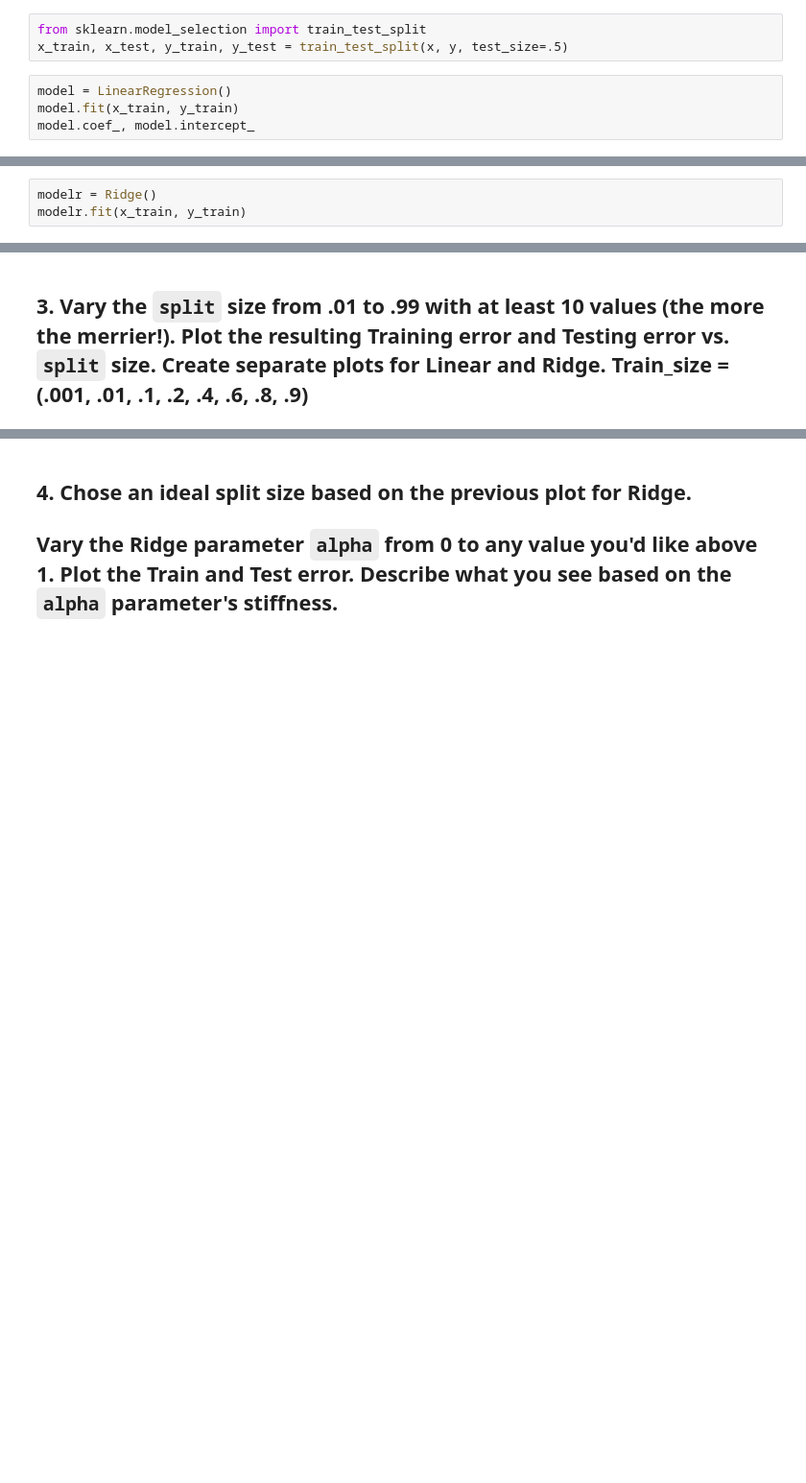
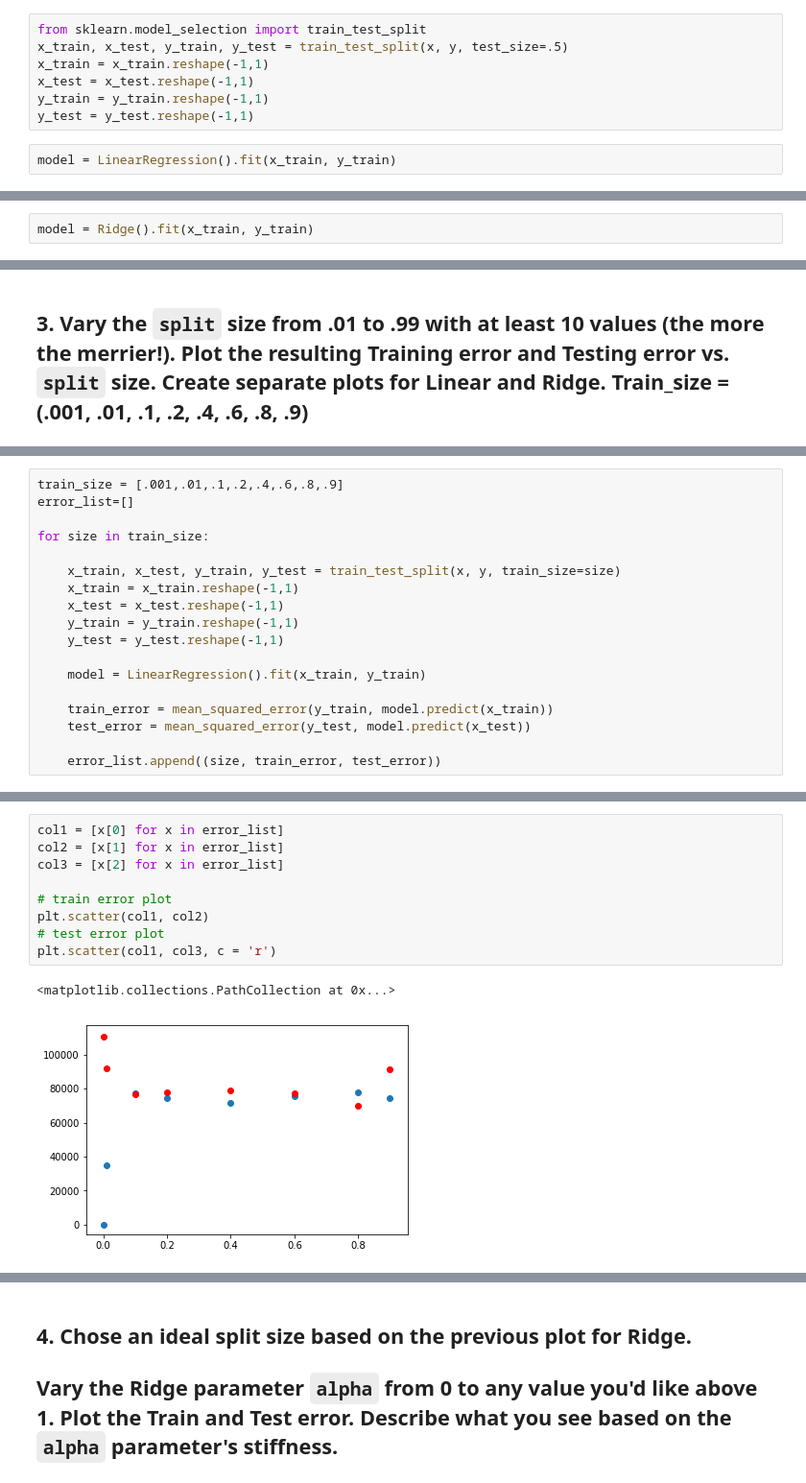
Before and after one commit to philipjslee/mlnn_personal, a Jupyter notebook: assignments/5.ipynb, the cells around one changed output, grey strips where cells are left out. Shown at 96% size. Drawn from its saved outputs; the diff is of its cells as text; blank space fills up the shorter version.

```diff
--- a/assignments/5.ipynb
+++ b/assignments/5.ipynb
@@ -22,7 +25,9 @@ For error, use `mean_squared`, but if you want to experiment with other mean err
 # %%
 from sklearn.model_selection import train_test_split
 x_train, x_test, y_train, y_test = train_test_split(x, y, test_size=.5)
+x_train = x_train.reshape(-1,1)
+x_test = x_test.reshape(-1,1)
+y_train = y_train.reshape(-1,1)
+y_test = y_test.reshape(-1,1)
 # %%
-model = LinearRegression()
-model.fit(x_train, y_train)
-model.coef_, model.intercept_
+model = LinearRegression().fit(x_train, y_train)
@@ -52,5 +46,4 @@ plt.plot(x_test, model.predict(x_test),'y')
 # %%
 from sklearn.linear_model import Ridge
 # %%
-modelr = Ridge()
-modelr.fit(x_train, y_train)
+model = Ridge().fit(x_train, y_train)
@@ -204,0 +60,18 @@ plt.scatter (a,c_r, c = 'r')
+# %%
+train_size = [.001,.01,.1,.2,.4,.6,.8,.9]
+error_list=[]
+
+for size in train_size:
+
+    x_train, x_test, y_train, y_test = train_test_split(x, y, train_size=size)
+    x_train = x_train.reshape(-1,1)
+    x_test = x_test.reshape(-1,1)
+    y_train = y_train.reshape(-1,1)
+    y_test = y_test.reshape(-1,1)
+
+    model = LinearRegression().fit(x_train, y_train)
+
+    train_error = mean_squared_error(y_train, model.predict(x_train))
+    test_error = mean_squared_error(y_test, model.predict(x_test))
+
+    error_list.append((size, train_error, test_error))
@@ -204,0 +89,12 @@ plt.scatter (a,c_r, c = 'r')
+# %%
+col1 = [x[0] for x in error_list]
+col2 = [x[1] for x in error_list]
+col3 = [x[2] for x in error_list]
+
+# train error plot
+plt.scatter(col1, col2)
+# test error plot
+plt.scatter(col1, col3, c = 'r')
+# %% [output]
+<matplotlib.collections.PathCollection at 0x...>
+[figure, added]
```
Also changed, not shown: parts of 53 cells of this notebook.
